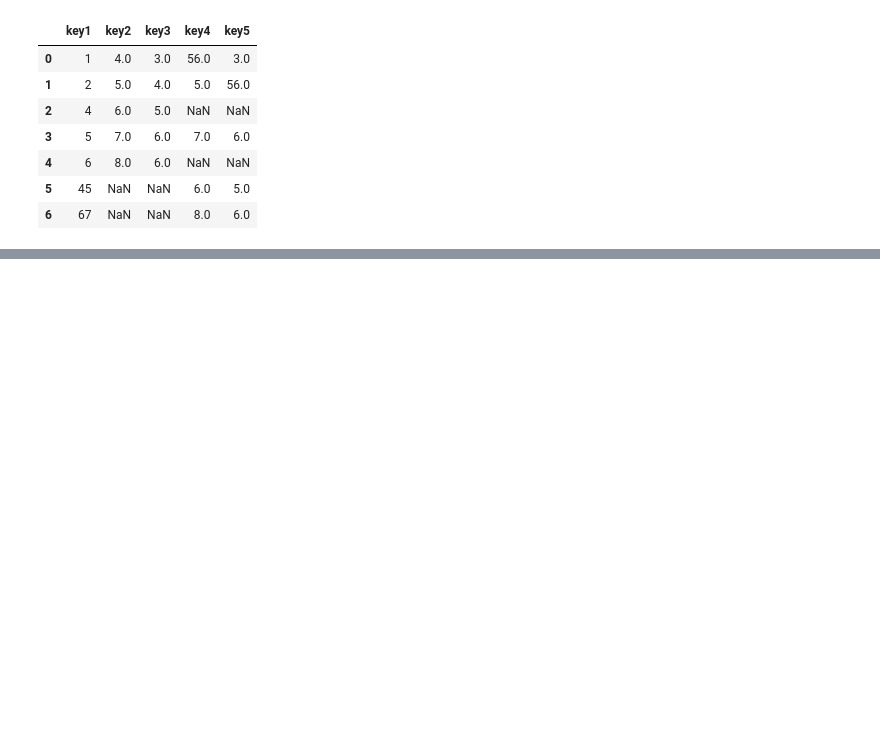
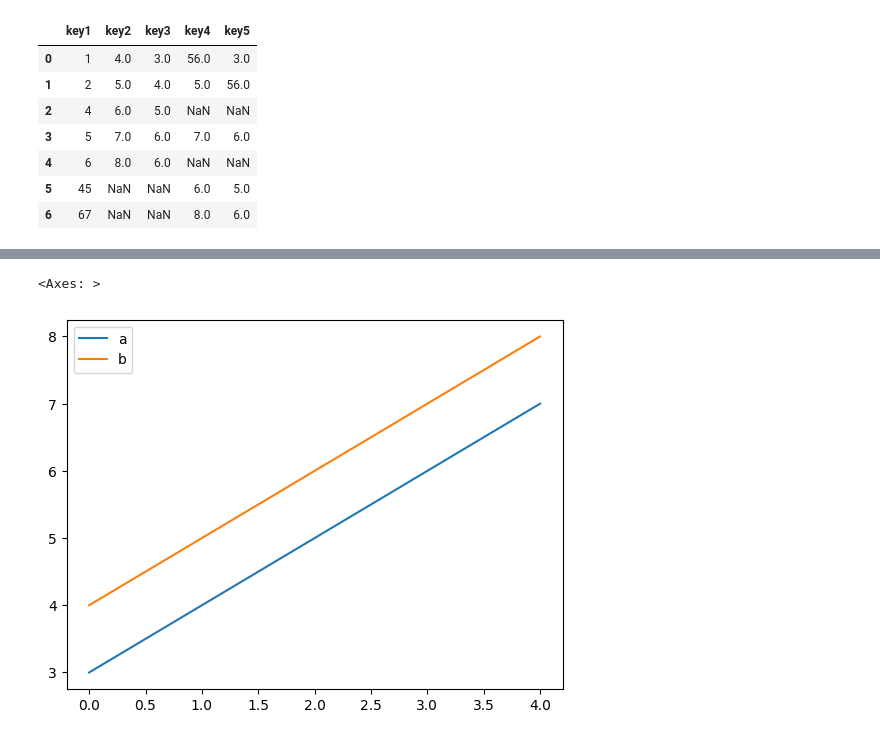
Before and after one commit to iamjaykumar/pandas_project, a Jupyter notebook: pandas_project&advanced_concept.ipynb, the cells around one changed output, grey strips where cells are left out. Cells and saved outputs as stored; diff of their text form; code cells hidden in the pictures; blank space fills up the shorter version.

```diff
--- a/pandas_project&advanced_concept.ipynb
+++ b/pandas_project&advanced_concept.ipynb
@@ -900,0 +1441,4 @@ pd.merge(data1, data2, how='outer', on='key1')
+# %%
+df8 = pd.DataFrame({'a':[3,4,5,6,7],
+                    'b':[4,5,6,7,8]})
+df8
@@ -900,0 +1452,5 @@ pd.merge(data1, data2, how='outer', on='key1')
+# %%
+df8.plot()
+# %% [output]
+<Axes: >
+[figure, added]
```
Also changed, not shown: parts of 79 cells of this notebook.
